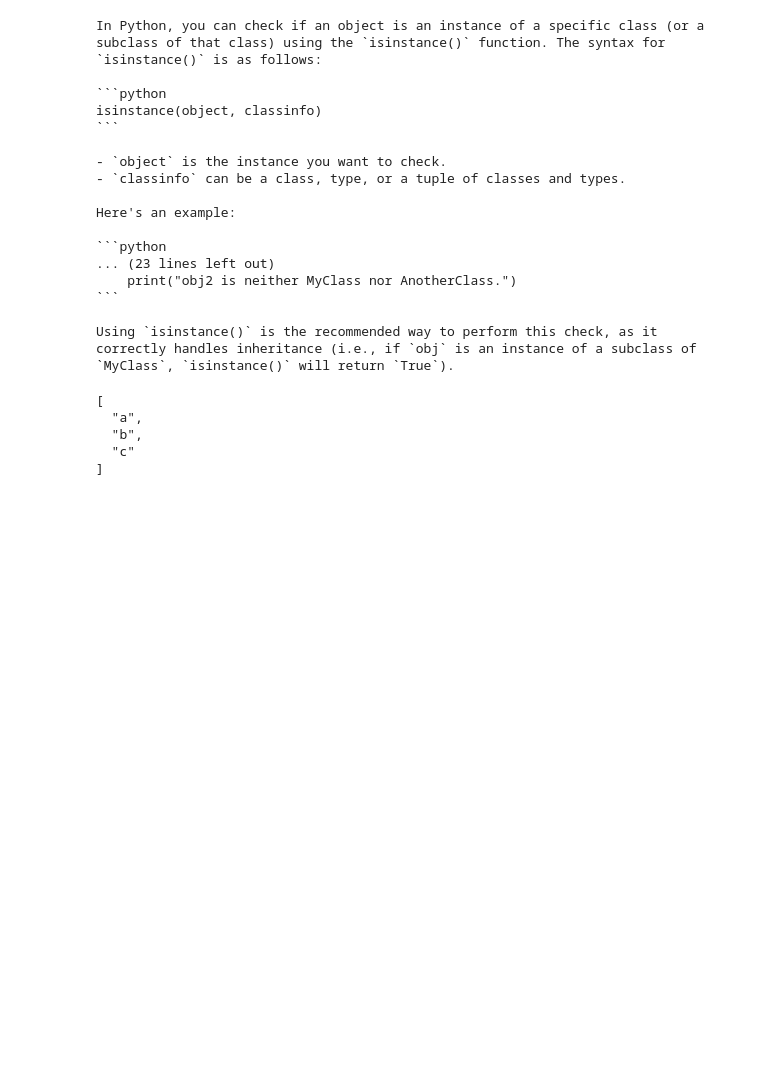
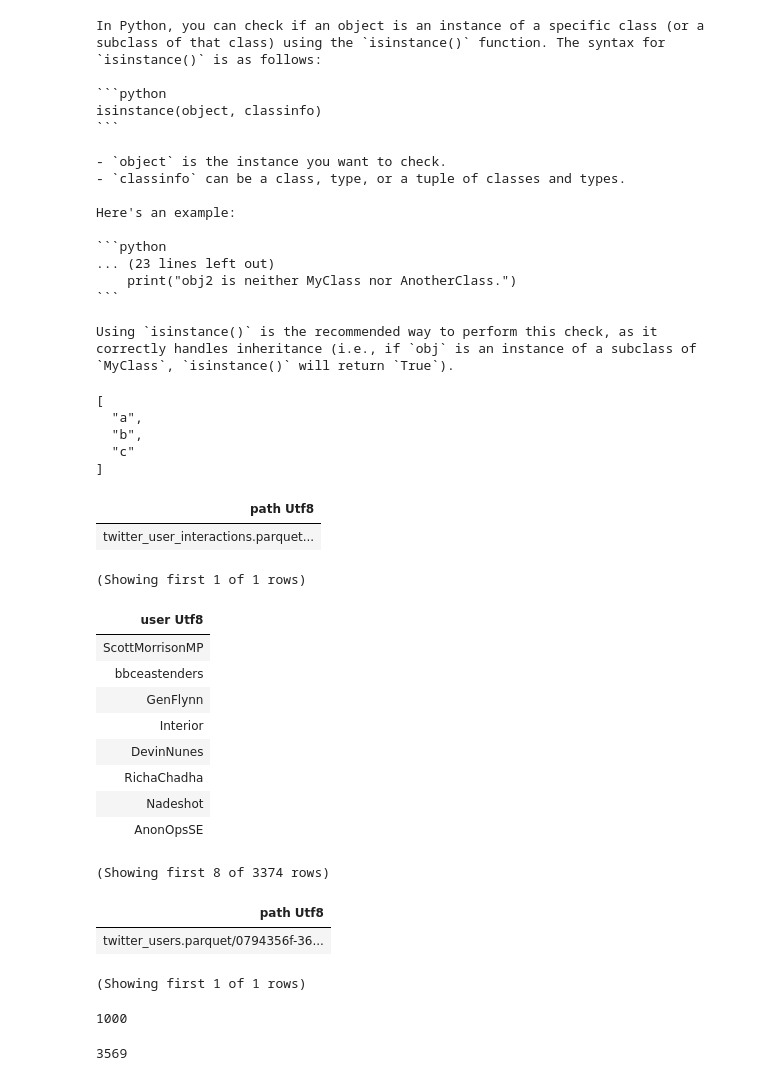
Before and after one commit to kevinzwang/project-constellai, a Jupyter notebook: twitter.ipynb, the cells around one changed output. Saved outputs shown, nothing was run; the diff lists cells and outputs as text; code cells hidden in the pictures; blank space fills up the shorter version.

```diff
--- a/twitter.ipynb
+++ b/twitter.ipynb
@@ -251,3 +327,39 @@ print(json.dumps(["a", "b", "c"], indent=2))
   "b",
   "c"
 ]
+# %%
+top_user_interactions.write_parquet("twitter_user_interactions.parquet", write_mode="overwrite")
+# %% [output]
+| path Utf8 |
+| twitter_user_interactions.parquet... |
+(Showing first 1 of 1 rows)
+# %%
+top_users_interaction_py = top_user_interactions.to_pydict()
+mentioned_users = list(set(top_users_interaction_py["user1"] + top_users_interaction_py["user2"]))
+mentioned_users_df = daft.from_pydict({"user": mentioned_users})
+mentioned_users_df
+# %% [output]
+| user Utf8 |
+| ScottMorrisonMP |
+| bbceastenders |
+| GenFlynn |
+| Interior |
+| DevinNunes |
+| RichaChadha |
+| Nadeshot |
+| AnonOpsSE |
+(Showing first 8 of 3374 rows)
+# %%
+top_users.join(mentioned_users_df, on="user", how="semi").write_parquet("twitter_users.parquet", write_mode="overwrite")
+# %% [output]
+| path Utf8 |
+| twitter_users.parquet/0794356f-36... |
+(Showing first 1 of 1 rows)
+# %%
+top_users.count_rows()
+# %% [output]
+1000
+# %%
+top_user_interactions.count_rows()
+# %% [output]
+3569
```
Also changed, not shown: parts of 12 cells of this notebook, 3 other files.
